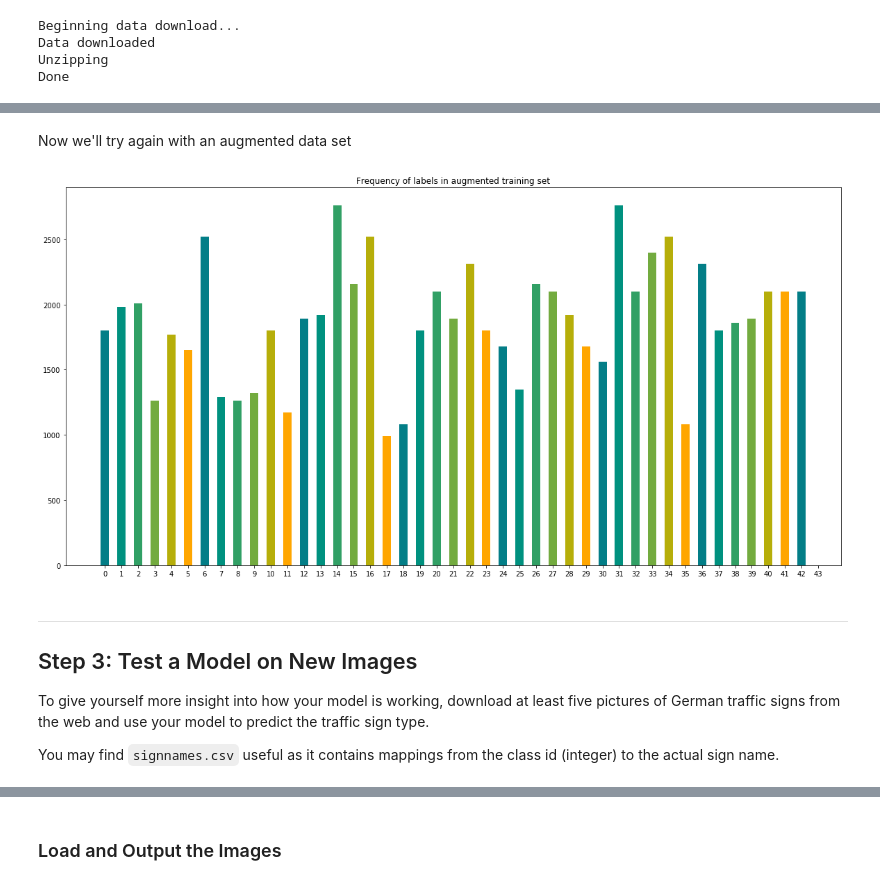
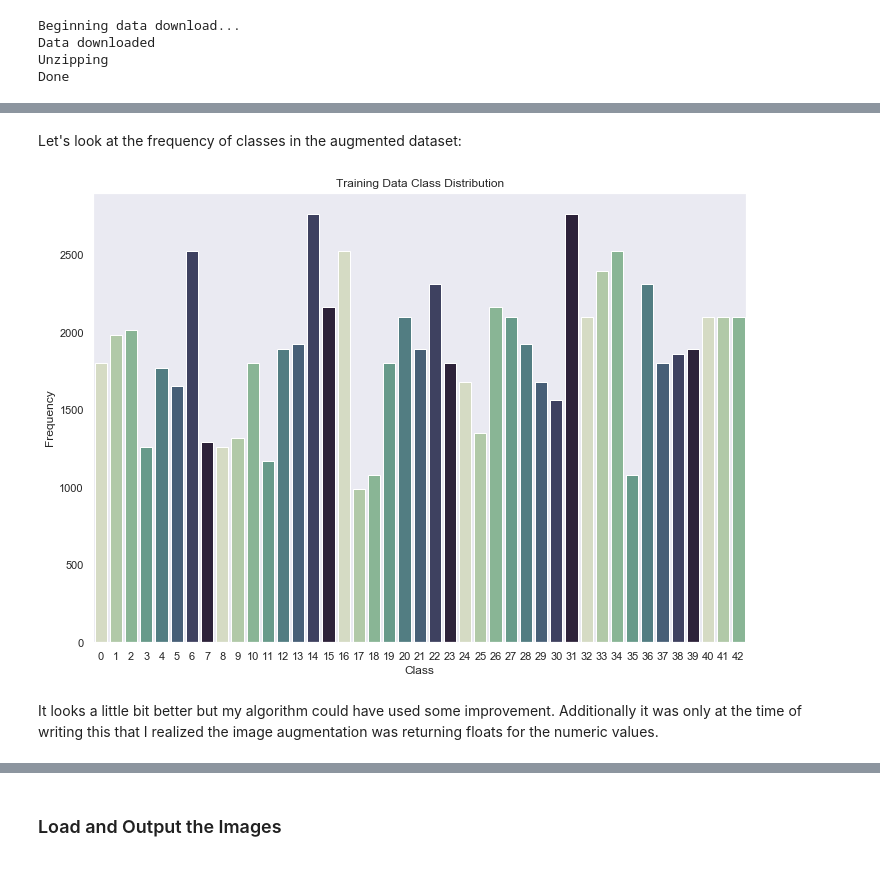
Before and after one commit to CameronFraser/sdcnd-3-traffic-sign-classifier, a Jupyter notebook: Traffic_Sign_Classifier.ipynb, the cells around one changed output, grey strips where cells are left out. Saved outputs shown, nothing was run; the diff lists cells and outputs as text; code cells hidden in the pictures.

```diff
--- a/Traffic_Sign_Classifier.ipynb
+++ b/Traffic_Sign_Classifier.ipynb
@@ -97,3 +119,6 @@ from image import pre_process, augment
 X_train = pre_process(X_train)
 X_valid = pre_process(X_valid)
 X_test = pre_process(X_test)
+X_aug, y_aug = augment(X_train, y_train)
+X_aug, y_aug = shuffle(X_aug, y_aug.astype('int'))
+X_aug = pre_process(X_aug)
@@ -109,22 +124,0 @@ sets imply underfitting. A high accuracy on the training set but low accuracy on
-# %%
-network = NN()
-network.add_train_data(X_train, y_train)
-network.add_test_data(X_test, y_test)
-network.add_validation_data(X_valid, y_valid)
-
-network.add_layers([
-    network.conv_layer(1, 32),
-    network.max_pool(),
-    network.conv_layer(32, 64),
-    network.max_pool(),
-    network.flatten(),
-    network.fc_layer(4096, 1024),
-    network.dropout(),
-    network.fc_layer(1024, 400),
-    network.dropout(),
-    network.fc_layer(400, 43)
-])
-
-network.build(num_labels=max(y_train) + 1)
-
-network.train()
@@ -149,15 +125,10 @@ Validation Accuracy = 0.936
-# %% [markdown]
-Now we'll try again with an augmented data set
-# %%
-aug_X, aug_y = augment(X_train, y_train)
-hist(np.concatenate([y_train, aug_y]), 43, 'Frequency of labels in augmented training set')
-# %% [output]
-[figure, removed]
-# %% [markdown]
----
-
-## Step 3: Test a Model on New Images
-
-To give yourself more insight into how your model is working, download at least five pictures of German traffic signs from the web and use your model to predict the traffic sign type.
-
-You may find `signnames.csv` useful as it contains mappings from the class id (integer) to the actual sign name.
+# %% [markdown]
+Let's look at the frequency of classes in the augmented dataset:
+# %%
+ax = sns.countplot(x=np.concatenate([y_train, y_aug]))
+ax.set(title="Training Data Class Distribution", xlabel='Class', ylabel="Frequency")
+plt.show()
+# %% [output]
+[figure, added]
+# %% [markdown]
+It looks a little bit better but my algorithm could have used some improvement. Additionally it was only at the time of writing this that I realized the image augmentation was returning floats for the numeric values.
```
Also changed, not shown: parts of 33 cells of this notebook, 6 other files.
